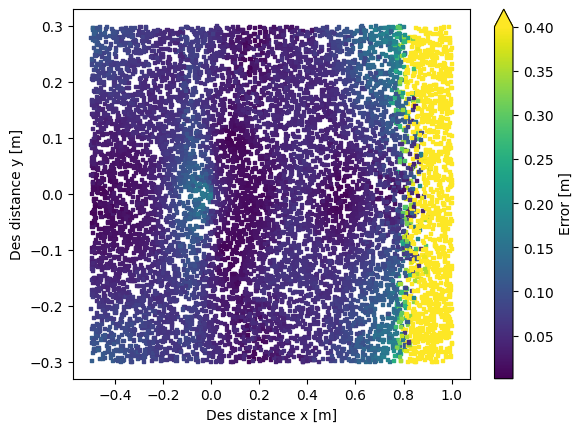
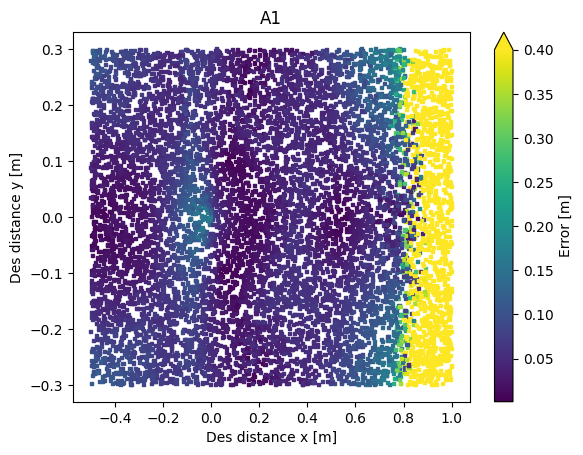
The notebook cell's code change between the first figure and the second:
--- before
+++ after
@@ -1,4 +1,5 @@
 plt.scatter(des[:,0],des[:,1], np.full(des[: , 1].shape,5), marker='s', c=err, vmax=0.4)
 plt.colorbar(label="Error [m]", extend="max")
+plt.title("A1")
 plt.xlabel("Des distance x [m]")
 plt.ylabel("Des distance y [m]")

Commit: tuned solo (still not works)